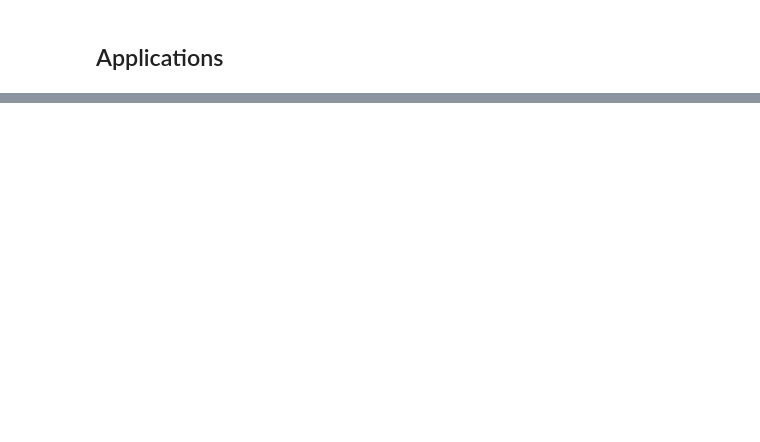
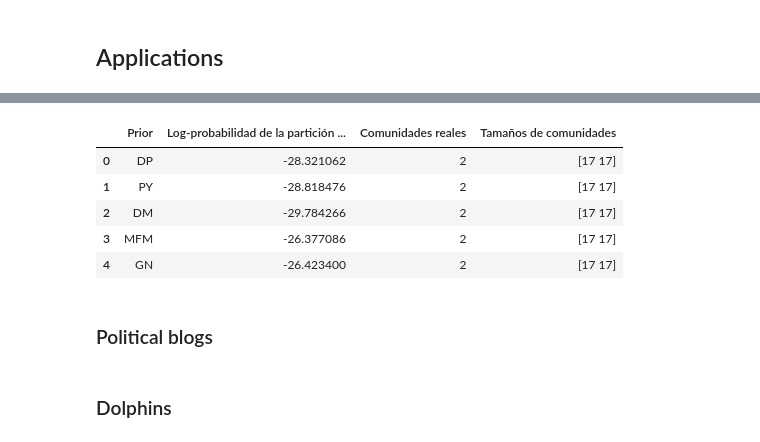
Before and after one commit to cnosa/blockregressiondynamicsnetwork, a Jupyter notebook: SSBM.ipynb, the cells around one changed output, grey strips where cells are left out. Drawn from its saved outputs; the diff is of its cells as text; code cells hidden in the pictures; blank space fills up the shorter version.

```diff
--- a/SSBM.ipynb
+++ b/SSBM.ipynb
@@ -1347,2 +1471,22 @@ Comparación de probabilidades:
 # %%
 # Zachary Karate Club network
+
+import networkx as nx
+import numpy as np
+
+G = nx.karate_club_graph()
+
+# Matriz de adyacencia
+Y = nx.to_numpy_array(G, dtype=np.int64)
+
+# Partición observada: clubes originales
+labels = [G.nodes[i]["club"] for i in G.nodes()]
+
+# Convertir etiquetas a enteros consecutivos
+_, z_true = np.unique(labels, return_inverse=True)
+z_true = z_true.astype(np.int64)
+
+print("Número de nodos:", G.number_of_nodes())
+print("Número de aristas:", G.number_of_edges())
+print("Número de comunidades reales:", len(np.unique(z_true)))
+print("Tamaño de la matriz:", Y.shape)
@@ -1895,0 +1498,48 @@ Mínimo y máximo de 1-T*: 0.0000, 1.0000
+# %%
+import pandas as pd
+
+priors = {
+    "DP": PartitionPrior(kind="DP", alpha=1.5),
+
+    "PY": PartitionPrior(
+        kind="PY", alpha=1.0, sigma=0.25
+    ),
+
+    "DM": PartitionPrior(
+        kind="DM", beta=1.0, H_total=5
+    ),
+
+    "MFM": PartitionPrior(
+        kind="MFM",
+        rho=1.0,
+        p_k=(0.05, 0.10, 0.20, 0.30, 0.35)
+    ),
+
+    "GN": PartitionPrior(kind="GN", gamma=0.5),
+}
+
+results = []
+
+for name, prior in priors.items():
+    results.append({
+        "Prior": name,
+        "Log-probabilidad de la partición real":
+            prior.log_probability(z_true),
+        "Comunidades reales": len(np.unique(z_true)),
+        "Tamaños de comunidades":
+            str(np.bincount(z_true))
+    })
+
+comparison = pd.DataFrame(results)
+comparison
+# %% [output]
+|  | Prior | Log-probabilidad de la partición ... | Comunidades reales | Tamaños de comunidades |
+| 0 | DP | -28.321062 | 2 | [17 17] |
+| 1 | PY | -28.818476 | 2 | [17 17] |
+| 2 | DM | -29.784266 | 2 | [17 17] |
+| 3 | MFM | -26.377086 | 2 | [17 17] |
+| 4 | GN | -26.423400 | 2 | [17 17] |
+# %% [markdown]
+### Political blogs
+# %% [markdown]
+### Dolphins
```
Also changed, not shown: parts of 11 cells of this notebook, 1 other file.
